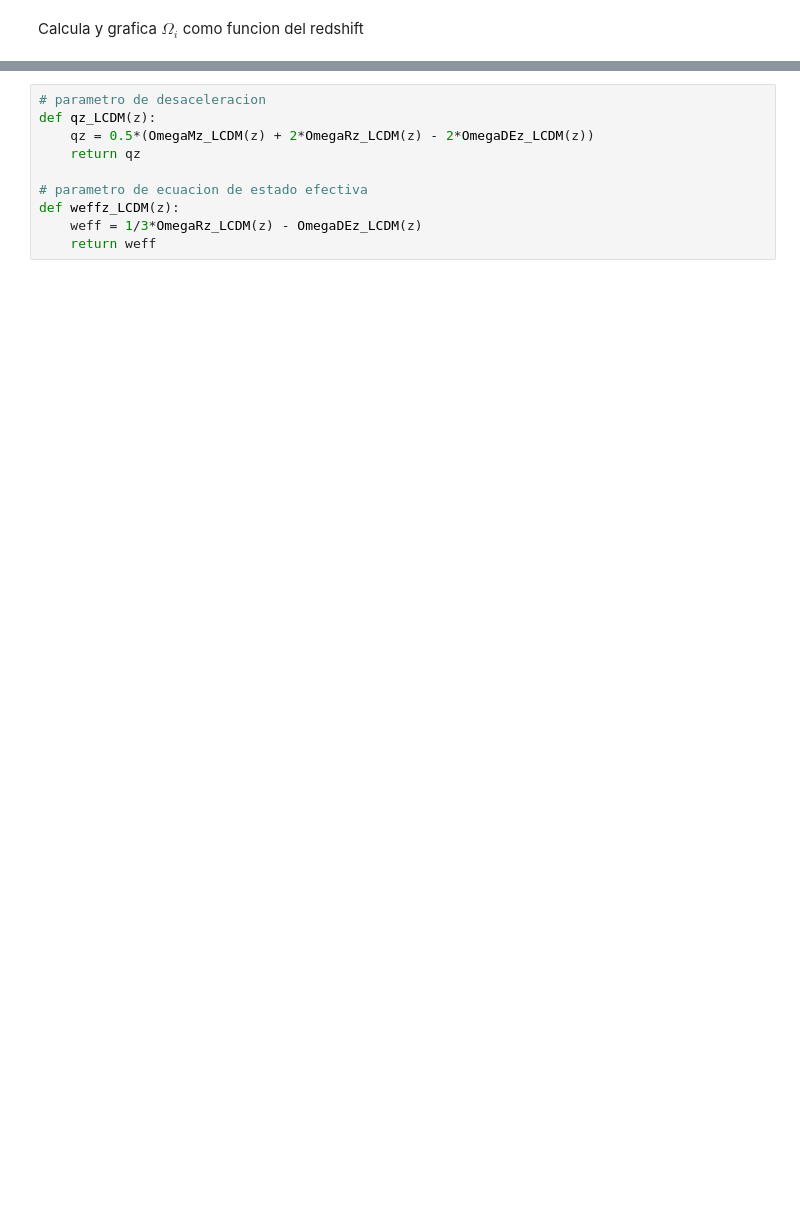
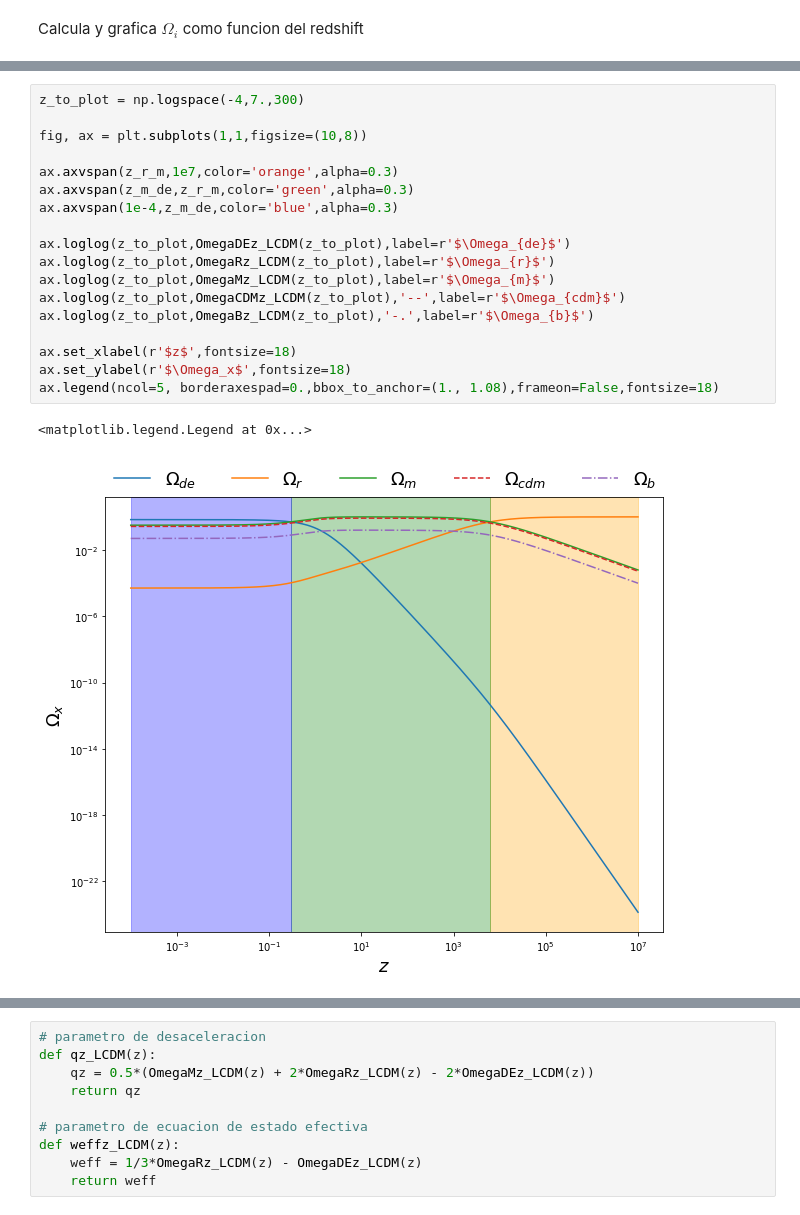
Before and after one commit to melipass/pcp-datos-cosmologicos, a Jupyter notebook: share_sesion1_1_.ipynb, the cells around one changed output, grey strips where cells are left out. Saved outputs shown, nothing was run; the diff lists cells and outputs as text; blank space fills up the shorter version.

```diff
--- a/share_sesion1_1_.ipynb
+++ b/share_sesion1_1_.ipynb
@@ -83,0 +130,21 @@ Calcula y grafica $\Omega_i$ como funcion del redshift
+# %%
+z_to_plot = np.logspace(-4,7.,300)
+
+fig, ax = plt.subplots(1,1,figsize=(10,8))
+
+ax.axvspan(z_r_m,1e7,color='orange',alpha=0.3)
+ax.axvspan(z_m_de,z_r_m,color='green',alpha=0.3)
+ax.axvspan(1e-4,z_m_de,color='blue',alpha=0.3)
+
+ax.loglog(z_to_plot,OmegaDEz_LCDM(z_to_plot),label=r'$\Omega_{de}$')
+ax.loglog(z_to_plot,OmegaRz_LCDM(z_to_plot),label=r'$\Omega_{r}$')
+ax.loglog(z_to_plot,OmegaMz_LCDM(z_to_plot),label=r'$\Omega_{m}$')
+ax.loglog(z_to_plot,OmegaCDMz_LCDM(z_to_plot),'--',label=r'$\Omega_{cdm}$')
+ax.loglog(z_to_plot,OmegaBz_LCDM(z_to_plot),'-.',label=r'$\Omega_{b}$')
+
+ax.set_xlabel(r'$z$',fontsize=18)
+ax.set_ylabel(r'$\Omega_x$',fontsize=18)
+ax.legend(ncol=5, borderaxespad=0.,bbox_to_anchor=(1., 1.08),frameon=False,fontsize=18)
+# %% [output]
+<matplotlib.legend.Legend at 0x...>
+[figure, added]
```
Also changed, not shown: parts of 55 cells of this notebook.
